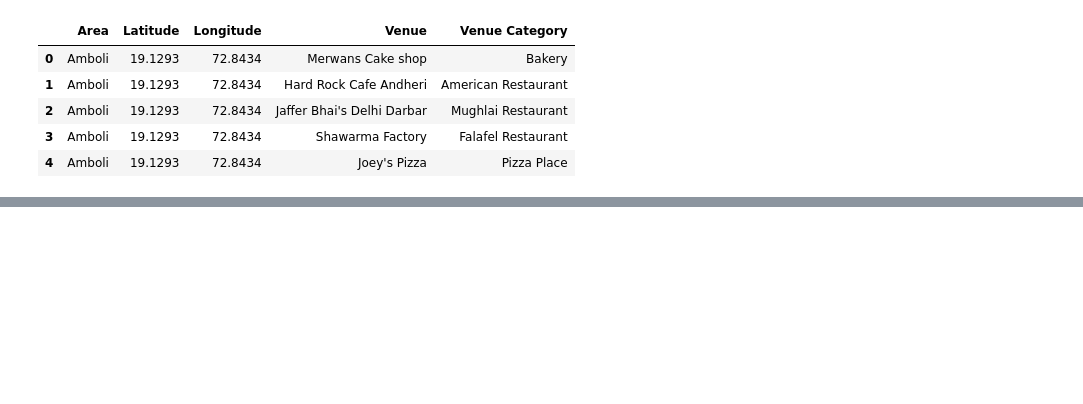
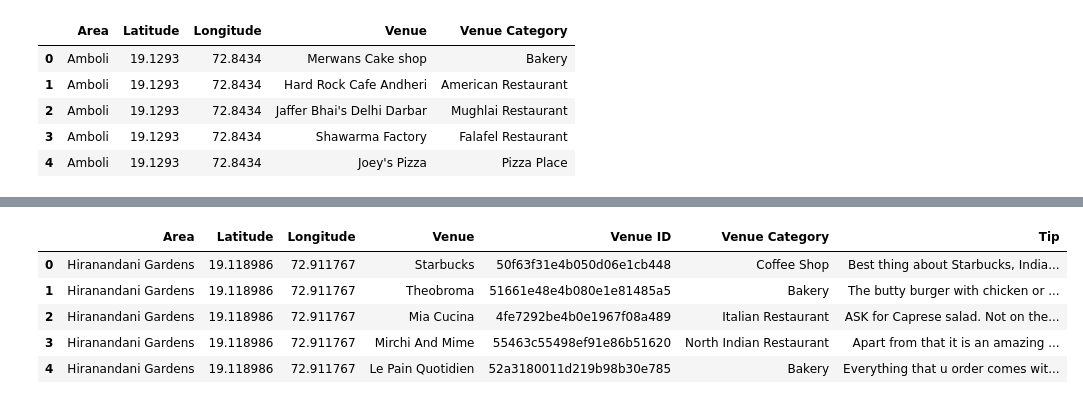
Before and after one commit to manavsplace/Coursera_Capstone, a Jupyter notebook: Capstone_final.ipynb, the cells around one changed output, grey strips where cells are left out. Drawn from its saved outputs; the diff is of its cells as text; code cells hidden in the pictures; blank space fills up the shorter version.

```diff
--- a/Capstone_final.ipynb
+++ b/Capstone_final.ipynb
@@ -426,0 +577,14 @@ map_clusters
+# %%
+tips_list = []
+for VENUE_ID in mumbai_venues_hg['Venue ID']:
+    url = 'https://api.foursquare.com/v2/venues/{}/tips?&client_id={}&client_secret={}&v={}'.format(
+            VENUE_ID,
+            CLIENT_ID,
+            CLIENT_SECRET,
+            VERSION)
+
+    results = requests.get(url).json()["response"]['tips']['items'][0]['text']
+
+    tips_list.append([(
+            VENUE_ID,
+            results)])
@@ -426,0 +613,3 @@ map_clusters
+# %%
+mumbai_hg_tips = pd.DataFrame(text for item in tips_list for text in item )
+mumbai_hg_tips.columns = ['Venue ID','Tip']
@@ -426,0 +625,13 @@ map_clusters
+# %%
+mumbai_hg=mumbai_venues_hg.merge(mumbai_hg_tips, on='Venue ID', how='left')
+# %%
+mumbai_hg.dropna(inplace=True)
+# %%
+mumbai_hg.head()
+# %% [output]
+|  | Area | Latitude | Longitude | Venue | Venue ID | Venue Category | Tip |
+| 0 | Hiranandani Gardens | 19.118986 | 72.911767 | Starbucks | 50f63f31e4b050d06e1cb448 | Coffee Shop | Best thing about Starbucks, India... |
+| 1 | Hiranandani Gardens | 19.118986 | 72.911767 | Theobroma | 51661e48e4b080e1e81485a5 | Bakery | The butty burger with chicken or ... |
+| 2 | Hiranandani Gardens | 19.118986 | 72.911767 | Mia Cucina | 4fe7292be4b0e1967f08a489 | Italian Restaurant | ASK for Caprese salad. Not on the... |
+| 3 | Hiranandani Gardens | 19.118986 | 72.911767 | Mirchi And Mime | 55463c55498ef91e86b51620 | North Indian Restaurant | Apart from that it is an amazing ... |
+| 4 | Hiranandani Gardens | 19.118986 | 72.911767 | Le Pain Quotidien | 52a3180011d219b98b30e785 | Bakery | Everything that u order comes wit... |
```
Also changed, not shown: parts of 47 cells of this notebook.
